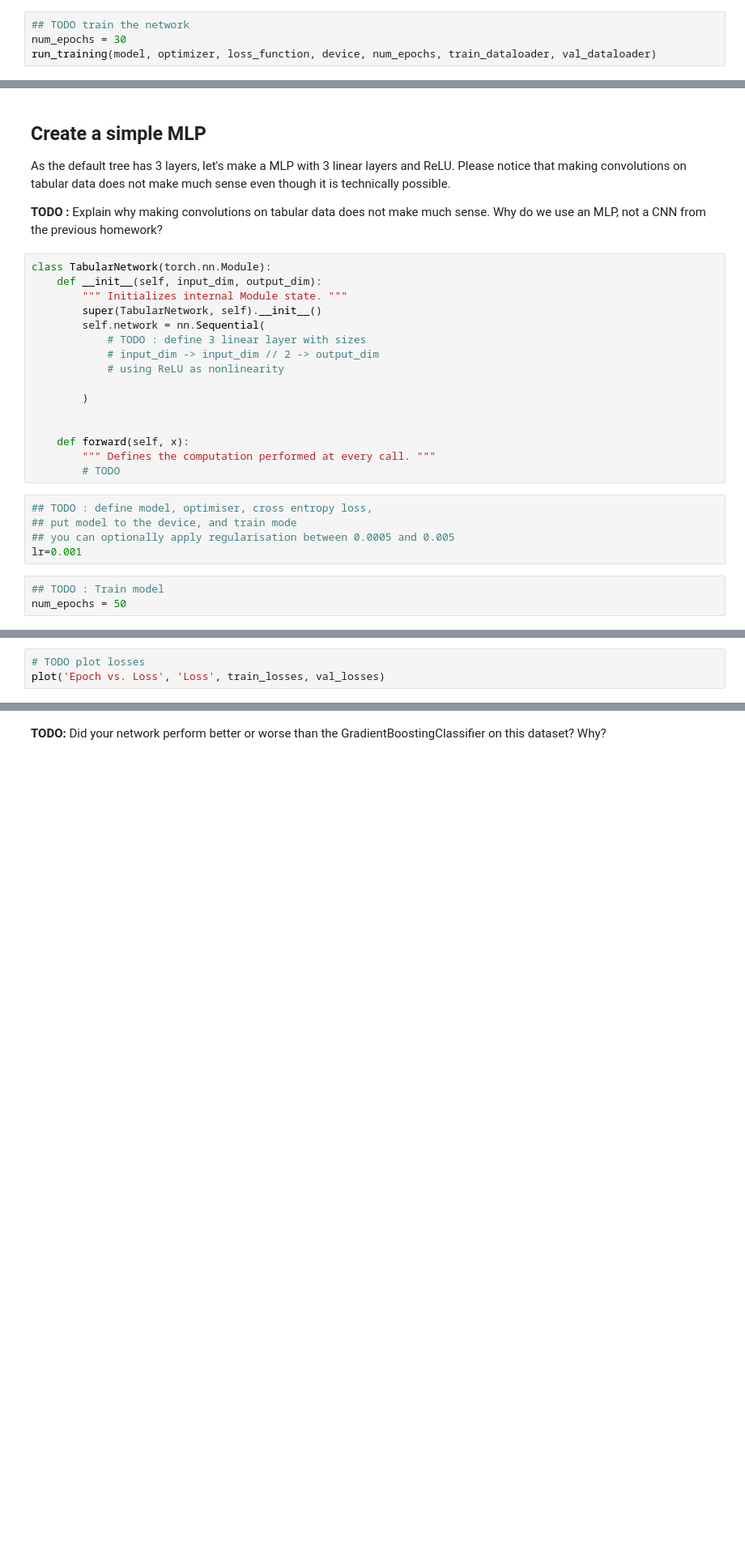
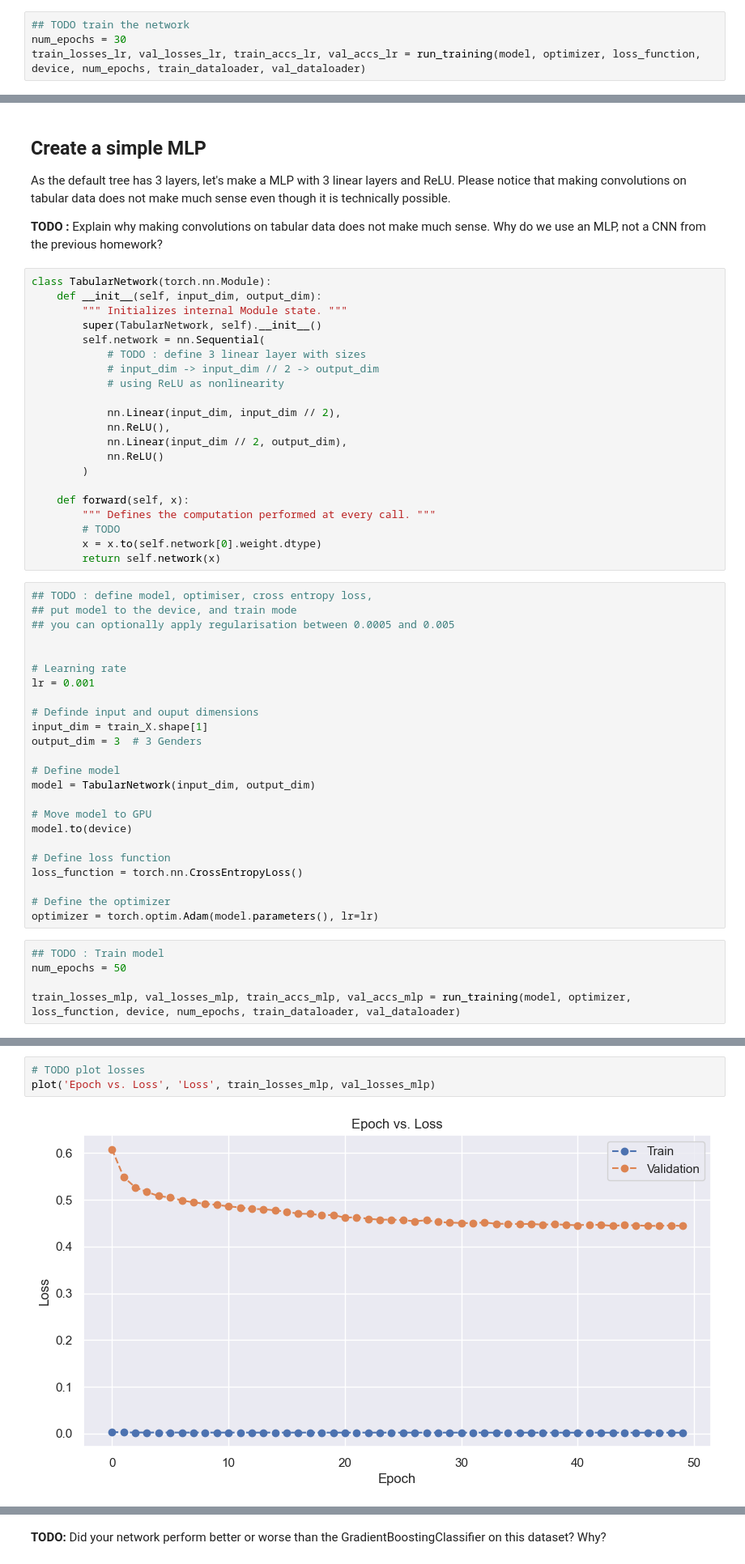
Before and after one commit to Paul-Jarschke/Machine-Learning-Practicals, a Jupyter notebook: Practical_04/4_ Jarschke.ipynb, the cells around one changed output, grey strips where cells are left out. Shown at 81% size. Drawn from its saved outputs; the diff is of its cells as text; blank space fills up the shorter version.

```diff
--- a/Practical_04/4_ Jarschke.ipynb
+++ b/Practical_04/4_ Jarschke.ipynb
@@ -681,4 +842,4 @@ optimizer = torch.optim.Adam(model.parameters(), lr=lr)
 # %%
 ## TODO train the network
 num_epochs = 30
-run_training(model, optimizer, loss_function, device, num_epochs, train_dataloader, val_dataloader)
+train_losses_lr, val_losses_lr, train_accs_lr, val_accs_lr = run_training(model, optimizer, loss_function, device, num_epochs, train_dataloader, val_dataloader)
@@ -725,17 +870,43 @@ class TabularNetwork(torch.nn.Module):
             # input_dim -> input_dim // 2 -> output_dim
             # using ReLU as nonlinearity
 
+            nn.Linear(input_dim, input_dim // 2),
+            nn.ReLU(),
+            nn.Linear(input_dim // 2, output_dim),
+            nn.ReLU()
         )
-
 
     def forward(self, x):
         """ Defines the computation performed at every call. """
         # TODO
+        x = x.to(self.network[0].weight.dtype)
+        return self.network(x)
 # %%
 ## TODO : define model, optimiser, cross entropy loss,
 ## put model to the device, and train mode
 ## you can optionally apply regularisation between 0.0005 and 0.005
-lr=0.001
+
+
+# Learning rate
+lr = 0.001
+
+# Definde input and ouput dimensions
+input_dim = train_X.shape[1]
+output_dim = 3  # 3 Genders
+
+# Define model
+model = TabularNetwork(input_dim, output_dim)
+
+# Move model to GPU
+model.to(device)
+
+# Define loss function
+loss_function = torch.nn.CrossEntropyLoss()
+
+# Define the optimizer
+optimizer = torch.optim.Adam(model.parameters(), lr=lr)
 # %%
 ## TODO : Train model
 num_epochs = 50
+
+train_losses_mlp, val_losses_mlp, train_accs_mlp, val_accs_mlp = run_training(model, optimizer, loss_function, device, num_epochs, train_dataloader, val_dataloader)
@@ -742,5 +915,7 @@ num_epochs = 50
 # %%
 # TODO plot losses
-plot('Epoch vs. Loss', 'Loss', train_losses, val_losses)
+plot('Epoch vs. Loss', 'Loss', train_losses_mlp, val_losses_mlp)
+# %% [output]
+[figure, added]
 # %%
 # TODO plot accuracies
```
Also changed, not shown: parts of 31 cells of this notebook.
